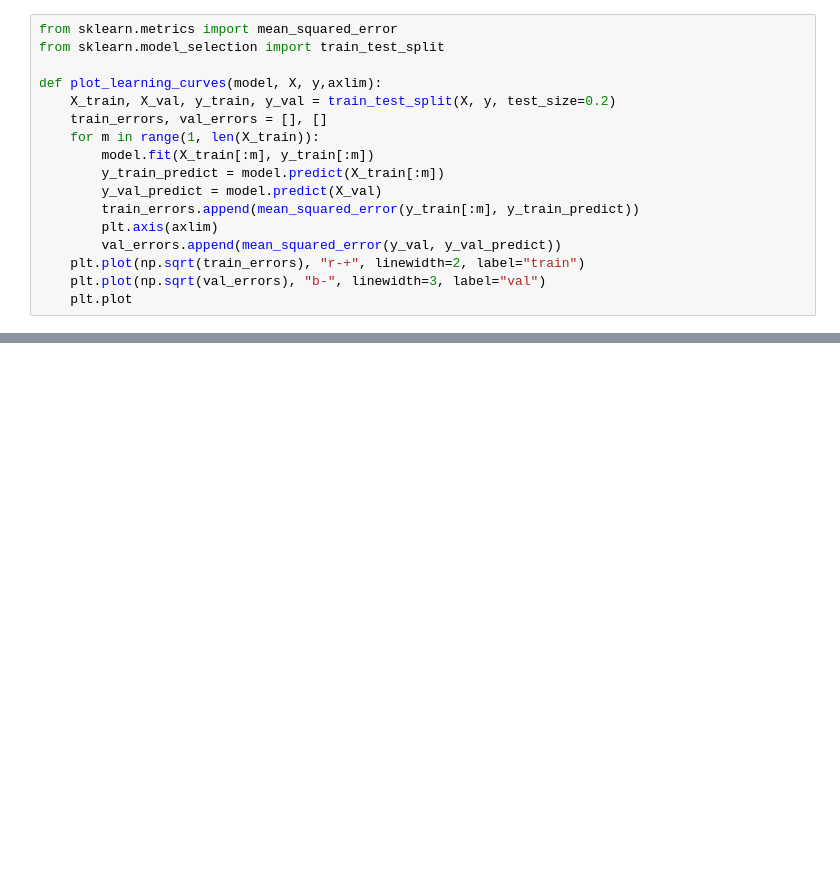
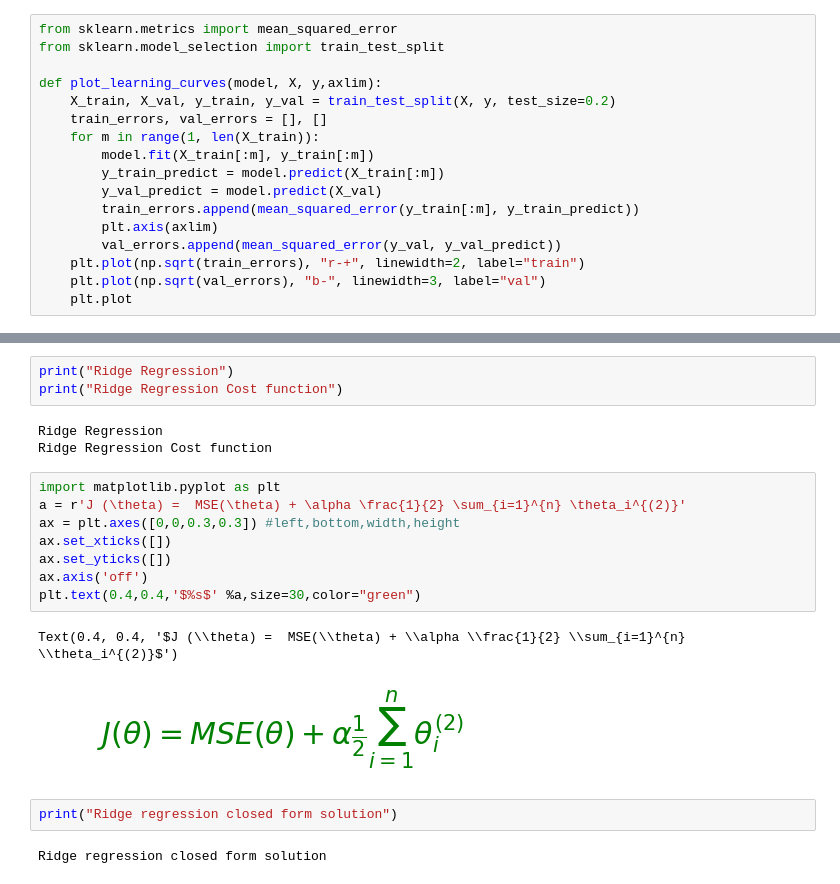
Before and after one commit to ChadMcintire/Handsonmachinelearning, a Jupyter notebook: chapter 4.ipynb, the cells around one changed output, grey strips where cells are left out. Drawn from its saved outputs; the diff is of its cells as text; blank space fills up the shorter version.

Commit message:
ridge regression in sci-kit learn

```diff
--- a/chapter 4.ipynb
+++ b/chapter 4.ipynb
@@ -402,0 +401,21 @@ plot_learning_curves(polynomial_regression, X, y, axlim)
+# %%
+print("Ridge Regression")
+print("Ridge Regression Cost function")
+# %% [output]
+Ridge Regression
+Ridge Regression Cost function
+# %%
+import matplotlib.pyplot as plt
+a = r'J (\theta) =  MSE(\theta) + \alpha \frac{1}{2} \sum_{i=1}^{n} \theta_i^{(2)}'
+ax = plt.axes([0,0,0.3,0.3]) #left,bottom,width,height
+ax.set_xticks([])
+ax.set_yticks([])
+ax.axis('off')
+plt.text(0.4,0.4,'$%s$' %a,size=30,color="green")
+# %% [output]
+Text(0.4, 0.4, '$J (\\theta) =  MSE(\\theta) + \\alpha \\frac{1}{2} \\sum_{i=1}^{n} \\theta_i^{(2)}$')
+[figure, added]
+# %%
+print("Ridge regression closed form solution")
+# %% [output]
+Ridge regression closed form solution
```
Also changed, not shown: parts of 26 cells of this notebook.
